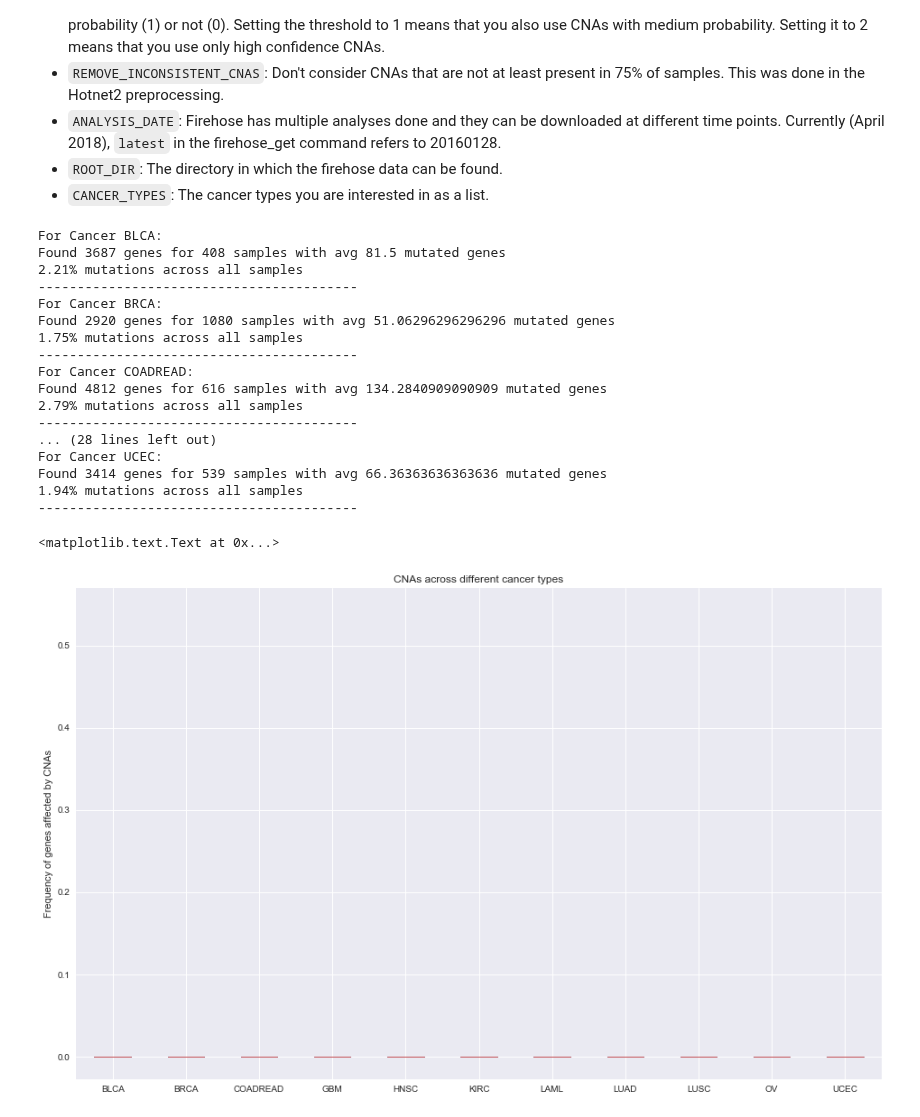
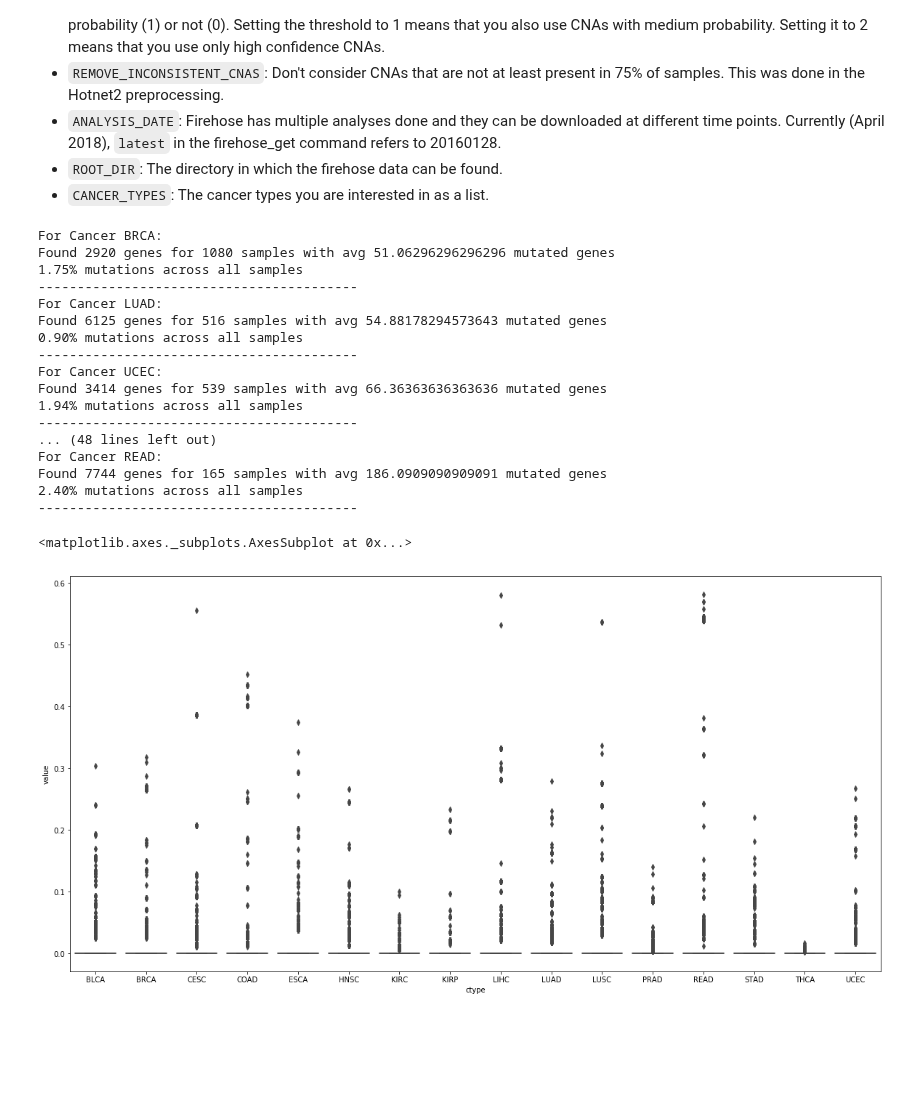
Before and after one commit to schulter/EMOGI, a Jupyter notebook: pancancer/mutfreq/preprocess_cnas.ipynb, the cells around one changed output. Drawn from its saved outputs; the diff is of its cells as text; code cells hidden in the pictures; blank space fills up the shorter version.

Commit message:
Re-executed and changed mutation preprocessing.

```diff
--- a/pancancer/mutfreq/preprocess_cnas.ipynb
+++ b/pancancer/mutfreq/preprocess_cnas.ipynb
@@ -31,9 +31,9 @@ The parameters have the following meaning:
 GISTIC_THRESHOLD = 2
 REMOVE_INCONSISTENT_CNAS = False
 ANALYSIS_DATE = '20160128' # latest
-ROOT_DIR = '/home/sasse/bin/firehose/analyses__2016_01_28/' # where the firehose download is located
+ROOT_DIR = '../../data/pancancer/firehose/analyses__2016_01_28/' # where the firehose download is located
 # CANCER_TYPES describes the cancer types, I am interested in
-CANCER_TYPES = ['BLCA', 'BRCA', 'COADREAD', 'GBM', 'HNSC', 'KIRC', 'LAML', 'LUAD', 'LUSC', 'OV', 'UCEC']
+CANCER_TYPES = ['BRCA', 'LUAD', 'UCEC', 'KIRC', 'HNSC', 'THCA', 'LUSC', 'PRAD', 'COAD', 'STAD', 'BLCA', 'LIHC', 'CESC', 'KIRP', 'ESCA', 'READ']
 # %%
 def get_target_genes(fname):
     """Extract all genes per CNA from file
@@ -130,27 +130,29 @@ def extract_targets_all_cancers(root_dir, analysis_date, cancer_types):
 # %%
 cna_sample_matrix, cna_mean_matrix = extract_targets_all_cancers(ROOT_DIR, ANALYSIS_DATE, CANCER_TYPES)
 # %% [output]
-For Cancer BLCA:
-Found 3687 genes for 408 samples with avg 81.5 mutated genes
-2.21% mutations across all samples
------------------------------------------
 For Cancer BRCA:
 Found 2920 genes for 1080 samples with avg 51.06296296296296 mutated genes
 1.75% mutations across all samples
 -----------------------------------------
-For Cancer COADREAD:
-Found 4812 genes for 616 samples with avg 134.2840909090909 mutated genes
-2.79% mutations across all samples
+For Cancer LUAD:
+Found 6125 genes for 516 samples with avg 54.88178294573643 mutated genes
+0.90% mutations across all samples
 -----------------------------------------
-... (28 lines left out)
 For Cancer UCEC:
 Found 3414 genes for 539 samples with avg 66.36363636363636 mutated genes
 1.94% mutations across all samples
 -----------------------------------------
+... (48 lines left out)
+For Cancer READ:
+Found 7744 genes for 165 samples with avg 186.0909090909091 mutated genes
+2.40% mutations across all samples
+-----------------------------------------
 # %%
-ax = cna_mean_matrix.plot(kind='box', figsize=(16, 10), title='CNAs across different cancer types')
-ax.set_ylabel('Frequency of genes affected by CNAs')
+#ax = cna_mean_matrix.plot(kind='box', figsize=(16, 10), title='CNAs across different cancer types')
+#ax.set_ylabel('Frequency of genes affected by CNAs')
+fig = plt.figure(figsize=(20, 10))
+sns.boxplot(x='ctype', y='value', data=pd.melt(cna_mean_matrix, var_name='ctype'))
 # %% [output]
-<matplotlib.text.Text at 0x...>
+<matplotlib.axes._subplots.AxesSubplot at 0x...>
-[figure, old version]
+[figure, new version]
 # %%
```
Also changed, not shown: parts of 3 cells of this notebook, 1 other file.
